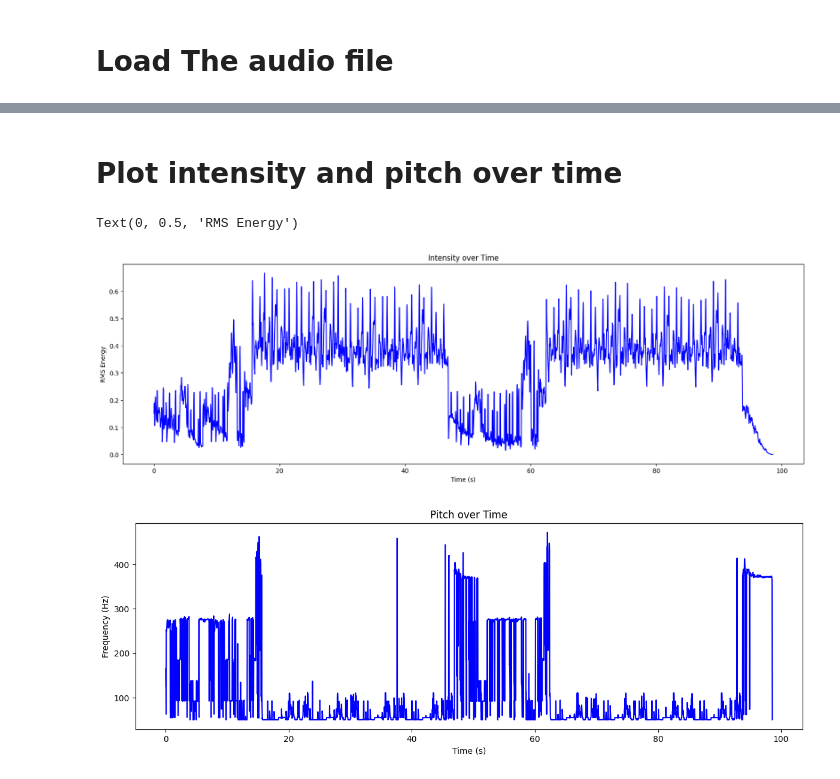
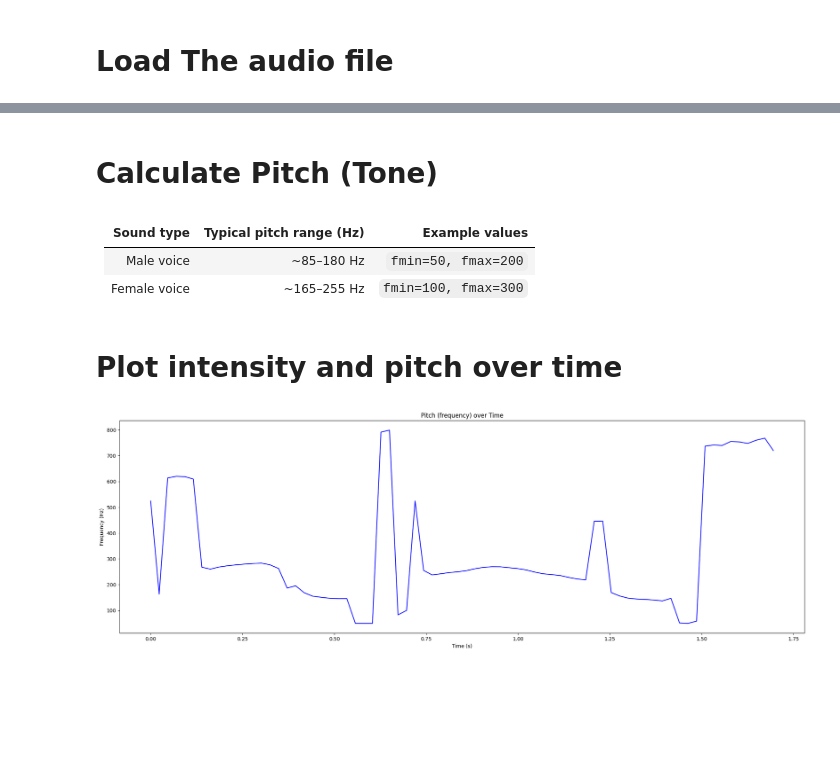
Before and after one commit to Bosy-Ayman/DSAI-456-Speech, a Jupyter notebook: Assignment_1_Speech.ipynb, the cells around one changed output, grey strips where cells are left out. Drawn from its saved outputs; the diff is of its cells as text; code cells hidden in the pictures; blank space fills up the shorter version.

```diff
--- a/Assignment_1_Speech.ipynb
+++ b/Assignment_1_Speech.ipynb
@@ -11,5 +12,5 @@ import numpy as np
 # Load The audio file
 # %%
 
-file_path = '/content/deep-abstract-ambient_snowcap-401656.mp3'
+file_path = '/content/hi,how are you.mp3'
 waveform, sample_rate = librosa.load(file_path)
@@ -43,28 +84,25 @@ times_rms = librosa.times_like(rms, sr=sample_rate)
+# %% [markdown]
+# Calculate Pitch (Tone)
+# %% [markdown]
+| Sound type          | Typical pitch range (Hz) | Example values       |
+| ------------------- | ------------------------ | -------------------- |
+| Male voice          | ~85–180 Hz               | `fmin=50, fmax=200`  |
+| Female voice        | ~165–255 Hz              | `fmin=100, fmax=300` |
 # %%
-frequency = librosa.yin(waveform, fmin=50, fmax=500, sr=sample_rate)
+frequency = librosa.yin(waveform, fmin=50, fmax=700, sr=sample_rate)
 times_frequency = librosa.times_like(frequency, sr=sample_rate)
 # %% [markdown]
 # Plot intensity and pitch over time
 # %%
+
 plt.figure(figsize=(20, 13))
-plt.subplot(2, 1, 1)
-plt.plot(times_rms, rms, color='b')
-plt.title('Intensity over Time')
+plt.subplot(2, 1, 2)
+plt.plot(times_frequency, frequency, color='b')
+plt.title('Pitch (frequency) over Time')
 plt.xlabel('Time (s)')
-plt.ylabel('RMS Energy')
+plt.ylabel('Frequency (Hz)')
+
+plt.tight_layout()
+plt.show()
 # %% [output]
-Text(0, 0.5, 'RMS Energy')
-[figure, old version]
+[figure, new version]
-# %%
-
-plt.figure(figsize=(12, 8))
-plt.subplot(2, 1, 2)
-plt.plot(times_frequency, frequency, color='b')
-plt.title('Pitch over Time')
-plt.xlabel('Time (s)')
-plt.ylabel('Frequency (Hz)')
-
-plt.tight_layout()
-plt.show()
-# %% [output]
-[figure, removed]
```
Also changed, not shown: parts of 16 cells of this notebook.
